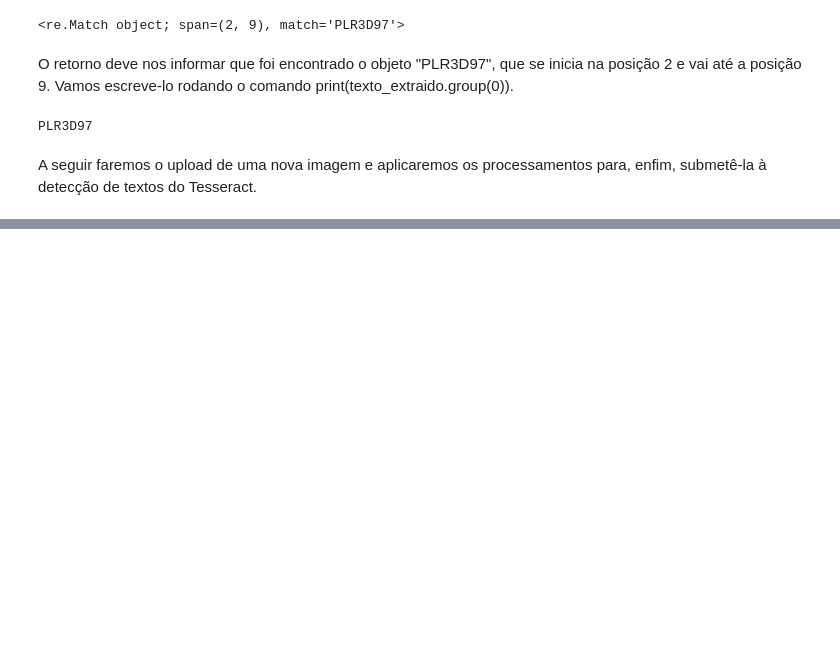
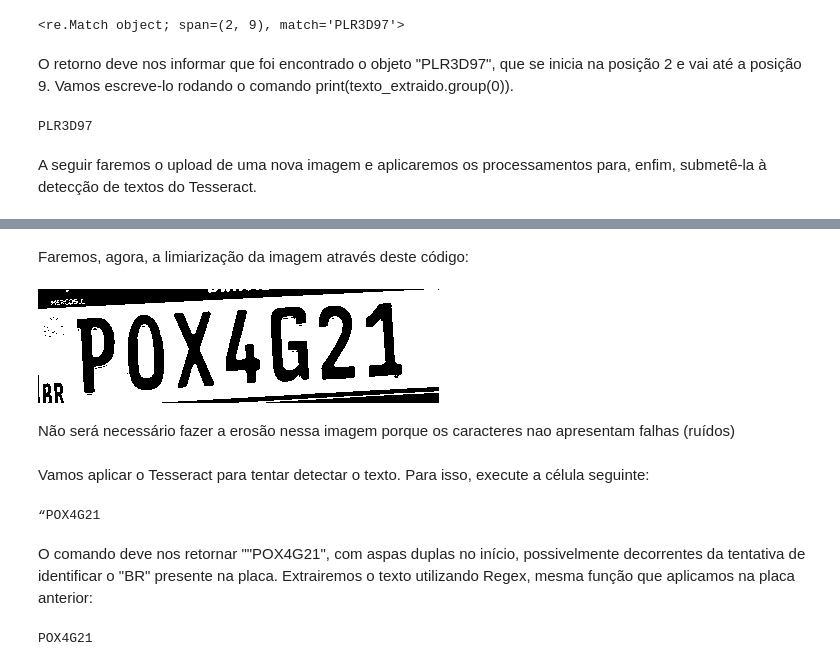
Before and after one commit to arianepolitano/estudo-IA, a Jupyter notebook: Reconhecimento_placas_carro.ipynb, the cells around one changed output, grey strips where cells are left out. Drawn from its saved outputs; the diff is of its cells as text; code cells hidden in the pictures; blank space fills up the shorter version.

```diff
--- a/Reconhecimento_placas_carro.ipynb
+++ b/Reconhecimento_placas_carro.ipynb
@@ -457,0 +514,23 @@ A seguir faremos o upload de uma nova imagem e aplicaremos os processamentos par
+# %% [markdown]
+Faremos, agora, a limiarização da imagem através deste código:
+# %%
+valor, lim_otsu = cv2.threshold(placa, 0, 255, cv2.THRESH_BINARY | cv2.THRESH_OTSU)
+cv2_imshow(lim_otsu)
+# %% [output]
+[figure, added]
+# %% [markdown]
+Não será necessário fazer a erosão nessa imagem porque os caracteres nao apresentam falhas (ruídos)
+# %% [markdown]
+Vamos aplicar o Tesseract para tentar detectar o texto. Para isso, execute a célula seguinte:
+# %%
+texto = pytesseract.image_to_string(lim_otsu, lang = 'por', config = config_tesseract)
+print(texto)
+# %% [output]
+“POX4G21
+# %% [markdown]
+O comando deve nos retornar ""POX4G21", com aspas duplas no início, possivelmente decorrentes da tentativa de identificar o "BR" presente na placa. Extrairemos o texto utilizando Regex, mesma função que aplicamos na placa anterior:
+# %%
+texto_extraido = re.search('\w{3}\d{1}\w{1}\d{2}', texto)
+print(texto_extraido.group(0))
+# %% [output]
+POX4G21
```
Also changed, not shown: parts of 14 cells of this notebook.
